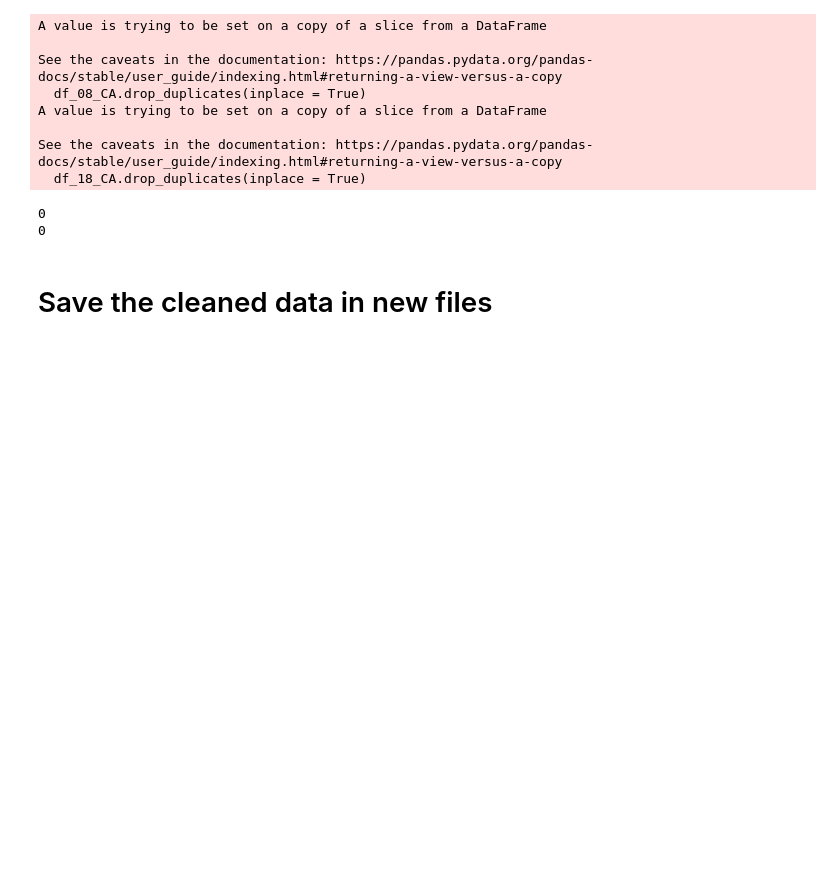
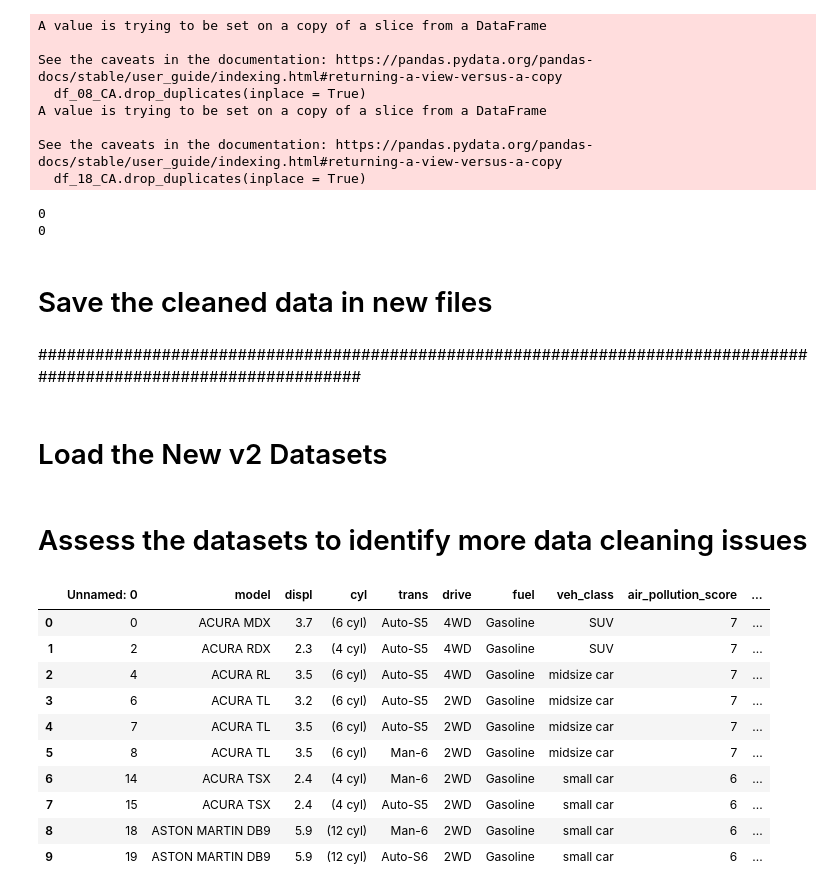
Before and after one commit to Kevson1/Fuel-Economy-Case-Study, a Jupyter notebook: Fuel Economy Case Study.ipynb, the cells around one changed output. Saved outputs shown, nothing was run; the diff lists cells and outputs as text; code cells hidden in the pictures; blank space fills up the shorter version.

Commit message:
Probes the datasets further and gives recommendations for further cleaning

```diff
--- a/Fuel Economy Case Study.ipynb
+++ b/Fuel Economy Case Study.ipynb
@@ -519,3 +519,26 @@ print(df_18_CA.duplicated().sum())
 # %%
 df_08_CA.to_csv('fuel-economy-datasets/data_08_v2.csv')
 df_18_CA.to_csv('fuel-economy-datasets/data_18_v2.csv')
+# %% [markdown]
+###################################################################################################################
+# %% [markdown]
+# Load the New v2 Datasets
+# %%
+df_08_CA_New = pd.read_csv('fuel-economy-datasets/data_08_v2.csv')
+df_18_CA_New = pd.read_csv('fuel-economy-datasets/data_18_v2.csv')
+# %% [markdown]
+# Assess the datasets to identify more data cleaning issues
+# %%
+df_08_CA_New.head(10)
+# %% [output]
+|  | Unnamed: 0 | model | displ | cyl | trans | drive | fuel | veh_class | air_pollution_score | ... |
+| 0 | 0 | ACURA MDX | 3.7 | (6 cyl) | Auto-S5 | 4WD | Gasoline | SUV | 7 | ... |
+| 1 | 2 | ACURA RDX | 2.3 | (4 cyl) | Auto-S5 | 4WD | Gasoline | SUV | 7 | ... |
+| 2 | 4 | ACURA RL | 3.5 | (6 cyl) | Auto-S5 | 4WD | Gasoline | midsize car | 7 | ... |
+| 3 | 6 | ACURA TL | 3.2 | (6 cyl) | Auto-S5 | 2WD | Gasoline | midsize car | 7 | ... |
+| 4 | 7 | ACURA TL | 3.5 | (6 cyl) | Auto-S5 | 2WD | Gasoline | midsize car | 7 | ... |
+| 5 | 8 | ACURA TL | 3.5 | (6 cyl) | Man-6 | 2WD | Gasoline | midsize car | 7 | ... |
+| 6 | 14 | ACURA TSX | 2.4 | (4 cyl) | Man-6 | 2WD | Gasoline | small car | 6 | ... |
+| 7 | 15 | ACURA TSX | 2.4 | (4 cyl) | Auto-S5 | 2WD | Gasoline | small car | 6 | ... |
+| 8 | 18 | ASTON MARTIN DB9 | 5.9 | (12 cyl) | Man-6 | 2WD | Gasoline | small car | 6 | ... |
+| 9 | 19 | ASTON MARTIN DB9 | 5.9 | (12 cyl) | Auto-S6 | 2WD | Gasoline | small car | 6 | ... |
```
Also changed, not shown: parts of 6 cells of this notebook.
